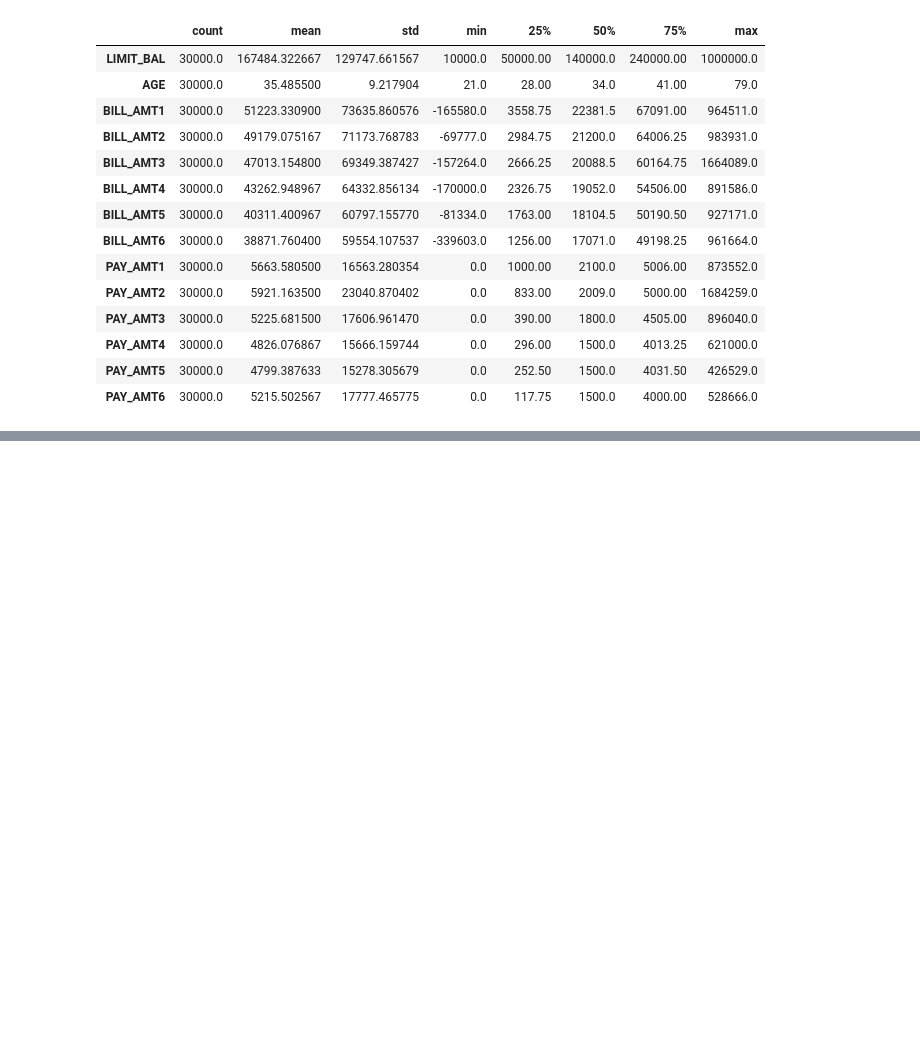
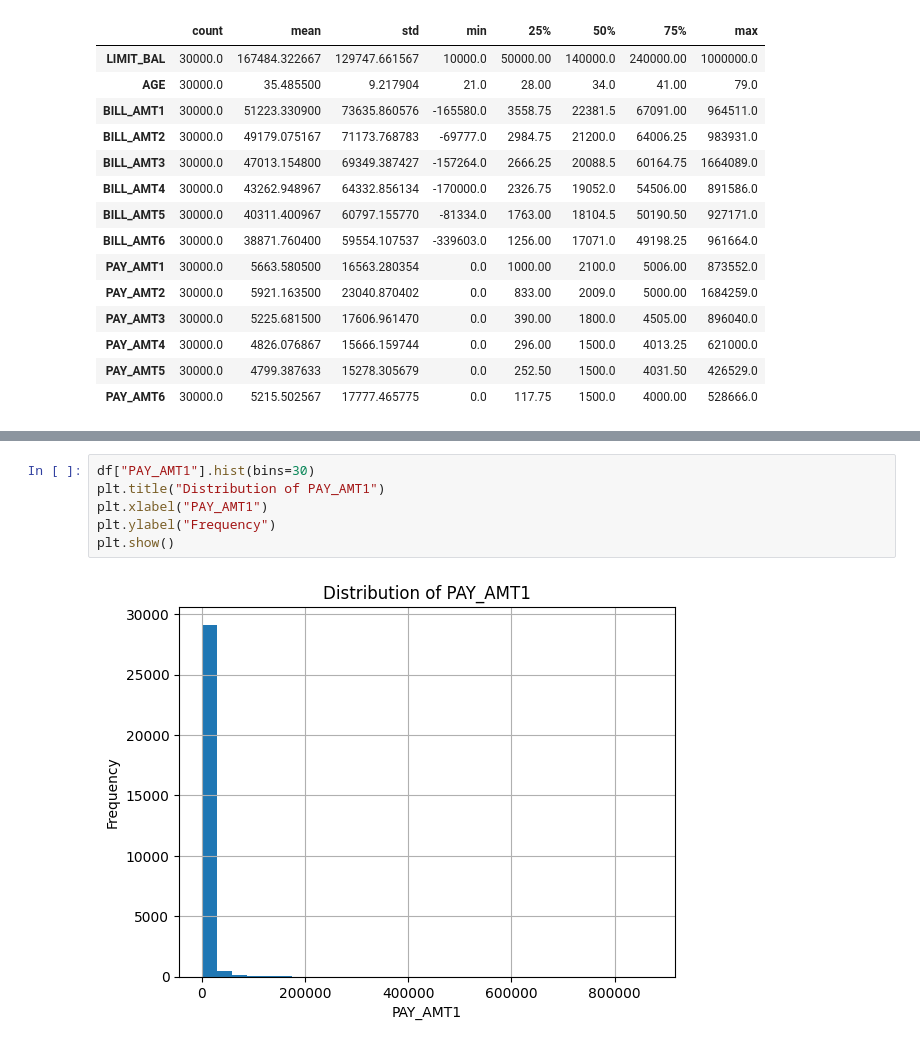
Before and after one commit to jacobycheng/credit_risk_project, a Jupyter notebook: notebooks/2_cleaning_data.ipynb, the cells around one changed output, grey strips where cells are left out. Drawn from its saved outputs; the diff is of its cells as text; blank space fills up the shorter version.

```diff
--- a/notebooks/2_cleaning_data.ipynb
+++ b/notebooks/2_cleaning_data.ipynb
@@ -162,0 +187,8 @@ df[numeric_cols].describe().T
+# %%
+df["PAY_AMT1"].hist(bins=30)
+plt.title("Distribution of PAY_AMT1")
+plt.xlabel("PAY_AMT1")
+plt.ylabel("Frequency")
+plt.show()
+# %% [output]
+[figure, added]
```
Also changed, not shown: parts of 22 cells of this notebook.
